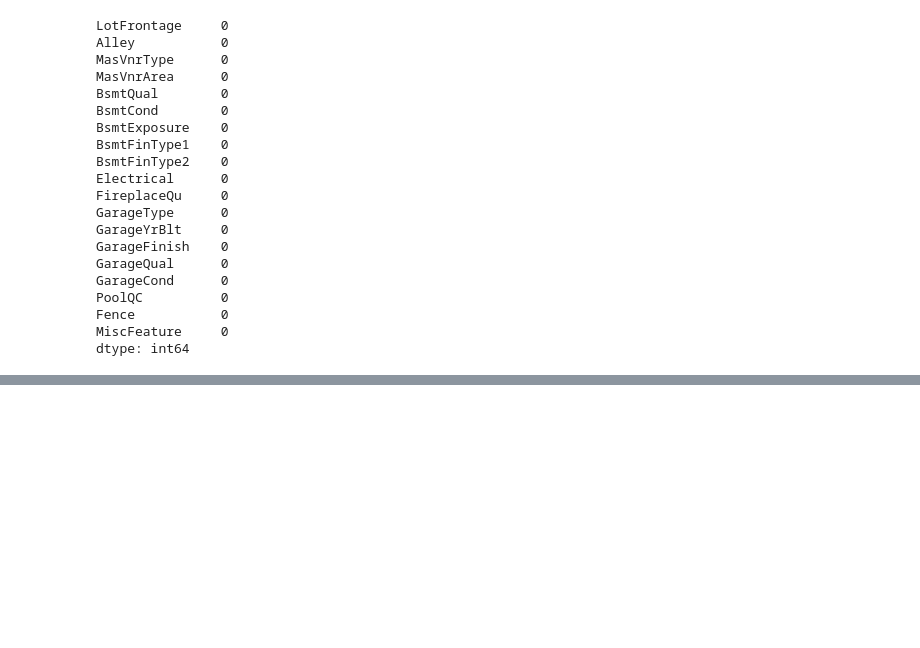
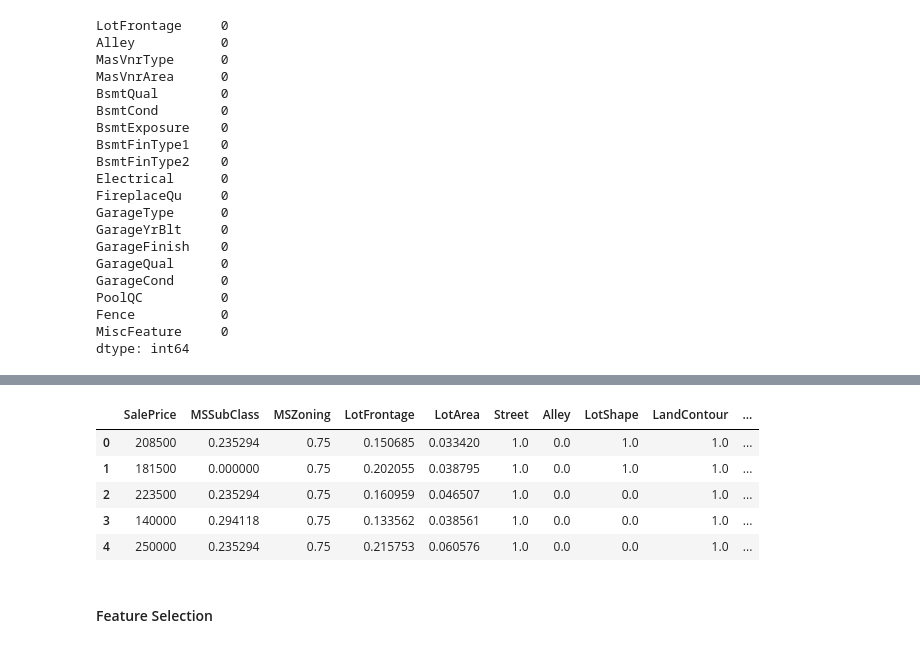
Before and after one commit to Tanishq-19/House-Price-Prediction-using-ML, a Jupyter notebook: House-Price-Prediction.ipynb, the cells around one changed output, grey strips where cells are left out. Saved outputs shown, nothing was run; the diff lists cells and outputs as text; code cells hidden in the pictures; blank space fills up the shorter version.

```diff
--- a/House-Price-Prediction.ipynb
+++ b/House-Price-Prediction.ipynb
@@ -603,0 +636,4 @@ data[]
+# %%
+# Applying feature scaling to the dataset
+scaling_features = [feature for feature in data.columns if feature not in ["Id", "SalePrice"]]
+len(scaling_features)
@@ -603,0 +642,5 @@ data[]
+# %%
+# Importing the MinMaxScaler and training data on it
+from sklearn.preprocessing import MinMaxScaler
+scaler = MinMaxScaler()
+scaler.fit(data[scaling_features])
@@ -603,0 +666,14 @@ data[]
+# %%
+# transform the train and test set, and add on the Id and SalePrice variables
+dt = pd.concat([data['SalePrice'].reset_index(drop=True),
+                    pd.DataFrame(scaler.transform(data[scaling_features]), columns=scaling_features)],
+                    axis=1)
+# %%
+dt.head()
+# %% [output]
+|  | SalePrice | MSSubClass | MSZoning | LotFrontage | LotArea | Street | Alley | LotShape | LandContour | ... |
+| 0 | 208500 | 0.235294 | 0.75 | 0.150685 | 0.033420 | 1.0 | 0.0 | 1.0 | 1.0 | ... |
+| 1 | 181500 | 0.000000 | 0.75 | 0.202055 | 0.038795 | 1.0 | 0.0 | 1.0 | 1.0 | ... |
+| 2 | 223500 | 0.235294 | 0.75 | 0.160959 | 0.046507 | 1.0 | 0.0 | 0.0 | 1.0 | ... |
+| 3 | 140000 | 0.294118 | 0.75 | 0.133562 | 0.038561 | 1.0 | 0.0 | 0.0 | 1.0 | ... |
+| 4 | 250000 | 0.235294 | 0.75 | 0.215753 | 0.060576 | 1.0 | 0.0 | 0.0 | 1.0 | ... |
@@ -603,0 +690,2 @@ data[]
+# %% [markdown]
+#### Feature Selection
```
Also changed, not shown: parts of 11 cells of this notebook, 1 other file.
